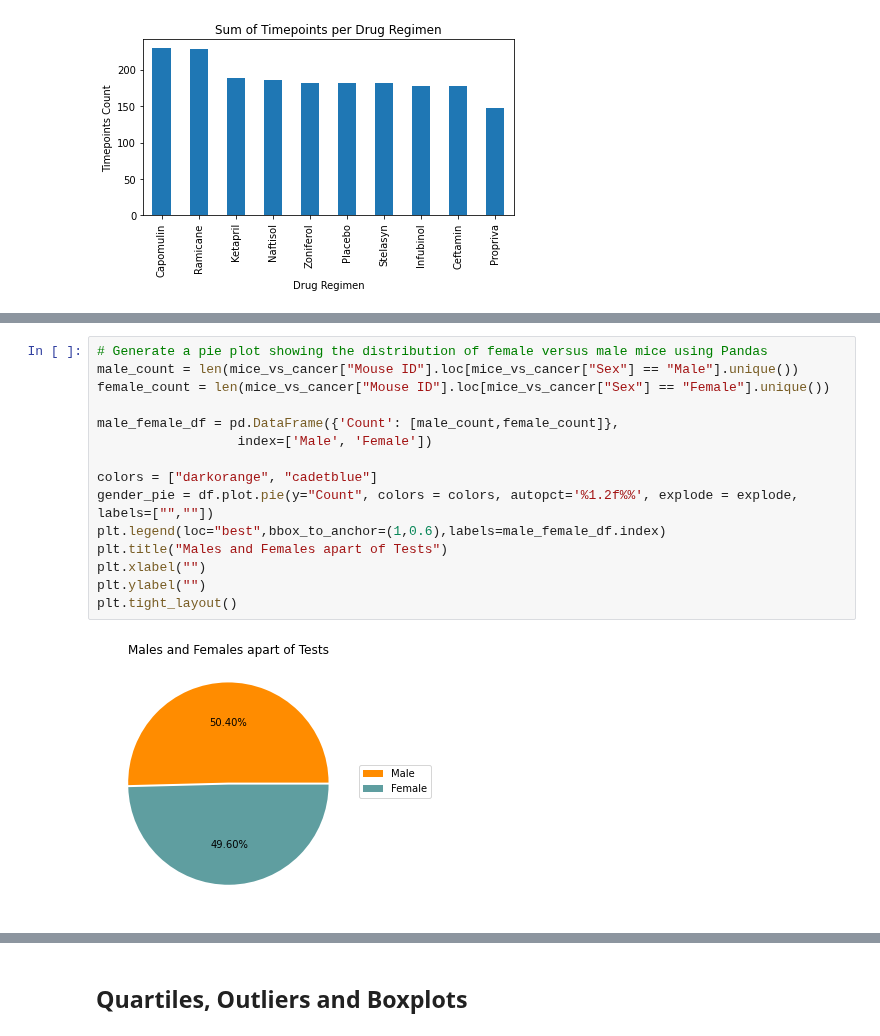
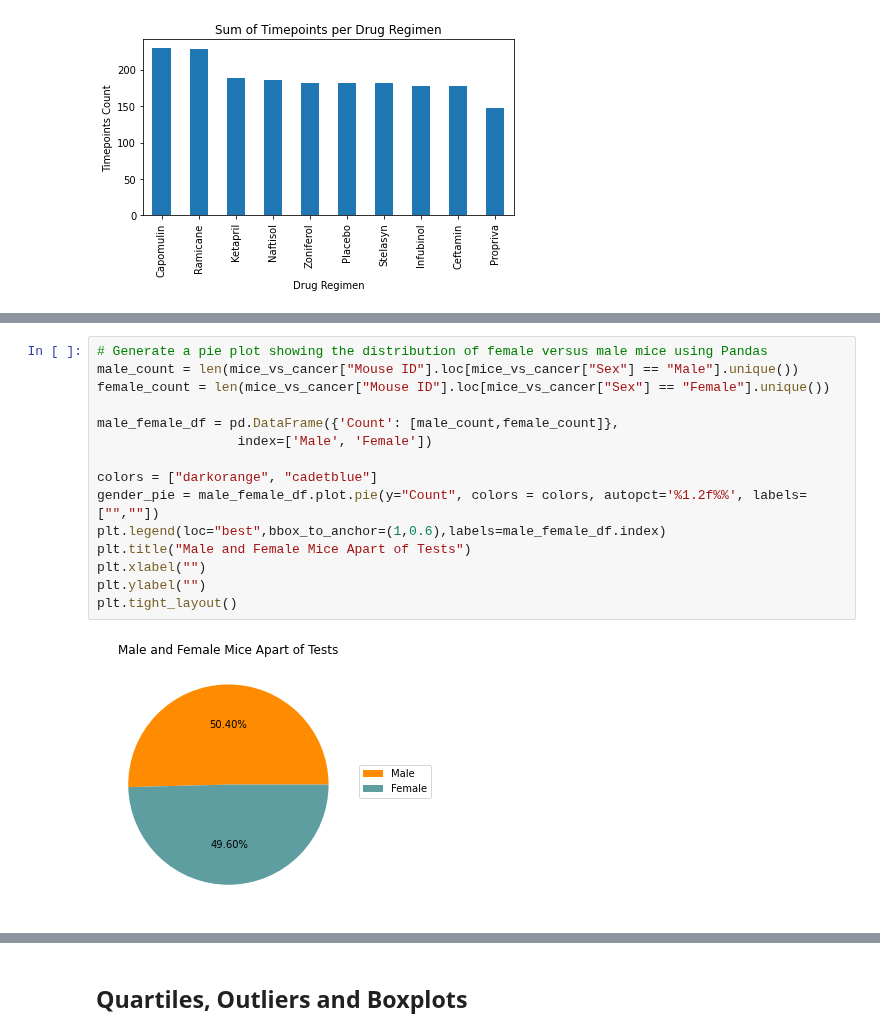
Before and after one commit to jimbleslilley/matplotlib-challenge, a Jupyter notebook: pymaceuticals_JL.ipynb, the cells around one changed output, grey strips where cells are left out. Cells and saved outputs as stored; diff of their text form.

```diff
--- a/pymaceuticals_JL.ipynb
+++ b/pymaceuticals_JL.ipynb
@@ -213,20 +213,20 @@ plt.tight_layout()
 # %%
 # Generate a pie plot showing the distribution of female versus male mice using Pandas
 male_count = len(mice_vs_cancer["Mouse ID"].loc[mice_vs_cancer["Sex"] == "Male"].unique())
 female_count = len(mice_vs_cancer["Mouse ID"].loc[mice_vs_cancer["Sex"] == "Female"].unique())
 
 male_female_df = pd.DataFrame({'Count': [male_count,female_count]},
                   index=['Male', 'Female'])
 
 colors = ["darkorange", "cadetblue"]
-gender_pie = df.plot.pie(y="Count", colors = colors, autopct='%1.2f%%', explode = explode, labels=["",""])
+gender_pie = male_female_df.plot.pie(y="Count", colors = colors, autopct='%1.2f%%', labels=["",""])
 plt.legend(loc="best",bbox_to_anchor=(1,0.6),labels=male_female_df.index)
-plt.title("Males and Females apart of Tests")
+plt.title("Male and Female Mice Apart of Tests")
 plt.xlabel("")
 plt.ylabel("")
 plt.tight_layout()
 # %% [output]
-[figure, old version]
+[figure, new version]
 # %%
 # Generate a pie plot showing the distribution of female versus male mice using pyplot
 colors = ["darkorange", "cadetblue"]
```
Also changed, not shown: parts of 11 cells of this notebook.
